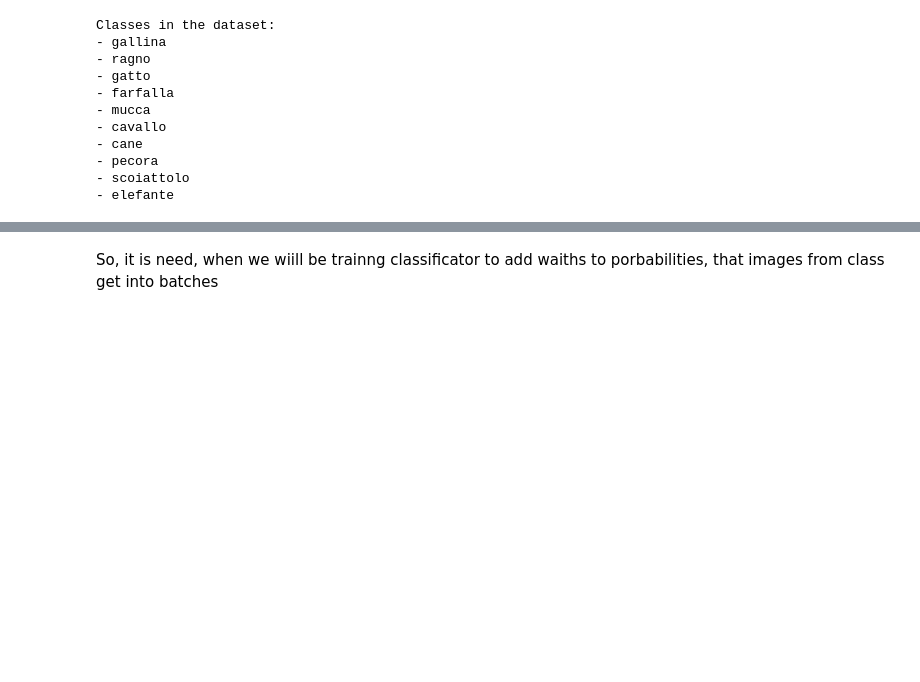
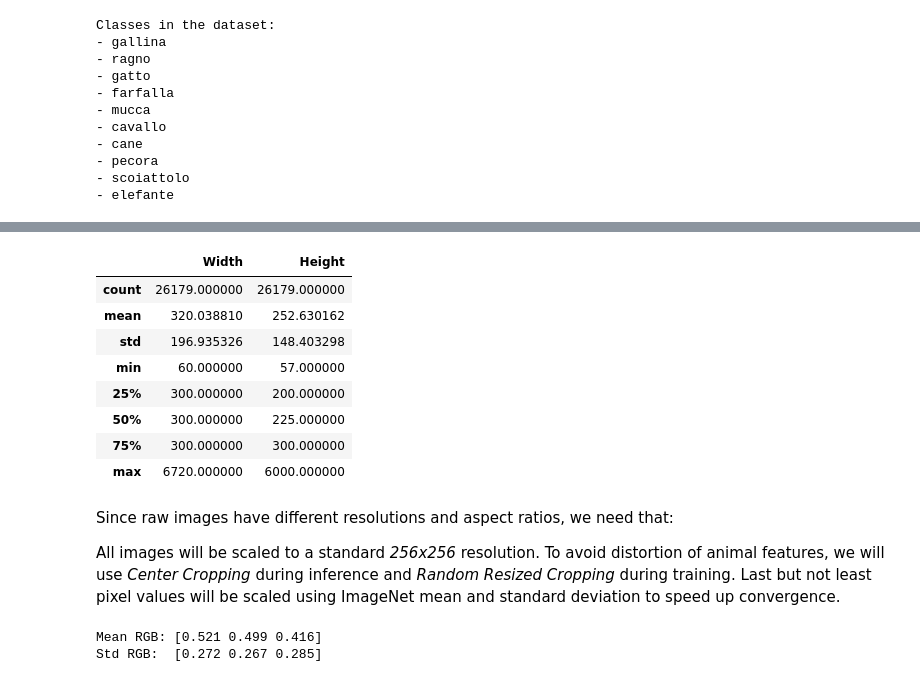
Before and after one commit to zakhar-guzii/Intership_test, a Jupyter notebook: task_2/notebooks/eda.ipynb, the cells around one changed output, grey strips where cells are left out. Cells and saved outputs as stored; diff of their text form; code cells hidden in the pictures; blank space fills up the shorter version.

```diff
--- a/task_2/notebooks/eda.ipynb
+++ b/task_2/notebooks/eda.ipynb
@@ -141,2 +166,42 @@ Imbalance ratio: 3.4x
+# %%
+df_dims = pd.DataFrame({
+    'Width': widths,
+    'Height': heights
+})
+# %%
+df_dims.describe()
+# %% [output]
+|  | Width | Height |
+| count | 26179.000000 | 26179.000000 |
+| mean | 320.038810 | 252.630162 |
+| std | 196.935326 | 148.403298 |
+| min | 60.000000 | 57.000000 |
+| 25% | 300.000000 | 200.000000 |
+| 50% | 300.000000 | 225.000000 |
+| 75% | 300.000000 | 300.000000 |
+| max | 6720.000000 | 6000.000000 |
 # %% [markdown]
-So, it is need, when we wiill be trainng classificator to add waiths to porbabilities, that images from class get into batches
+Since raw images have different resolutions and aspect ratios, we need that:
+
+All images will be scaled to a standard *256x256* resolution.
+To avoid distortion of animal features, we will use *Center Cropping* during inference and *Random Resized Cropping* during training.
+Last but not least pixel values will be scaled using ImageNet mean and standard deviation to speed up convergence.
+# %%
+all_image_paths = [os.path.join(data_dir, f, img)
+                   for f in os.listdir(data_dir) if f in LABEL_MAP
+                   for img in os.listdir(os.path.join(data_dir, f))[:50]]
+
+imgs = []
+for path in all_image_paths:
+    with Image.open(path).convert('RGB') as img:
+        imgs.append(np.array(img.resize((224, 224))) / 255.0)
+
+imgs_array = np.stack(imgs)
+mean_rgb = imgs_array.mean(axis=(0, 1, 2))
+std_rgb = imgs_array.std(axis=(0, 1, 2))
+
+print(f"Mean RGB: {mean_rgb.round(3)}")
+print(f"Std RGB:  {std_rgb.round(3)}")
+# %% [output]
+Mean RGB: [0.521 0.499 0.416]
+Std RGB:  [0.272 0.267 0.285]
```
Also changed, not shown: parts of 18 cells of this notebook.
